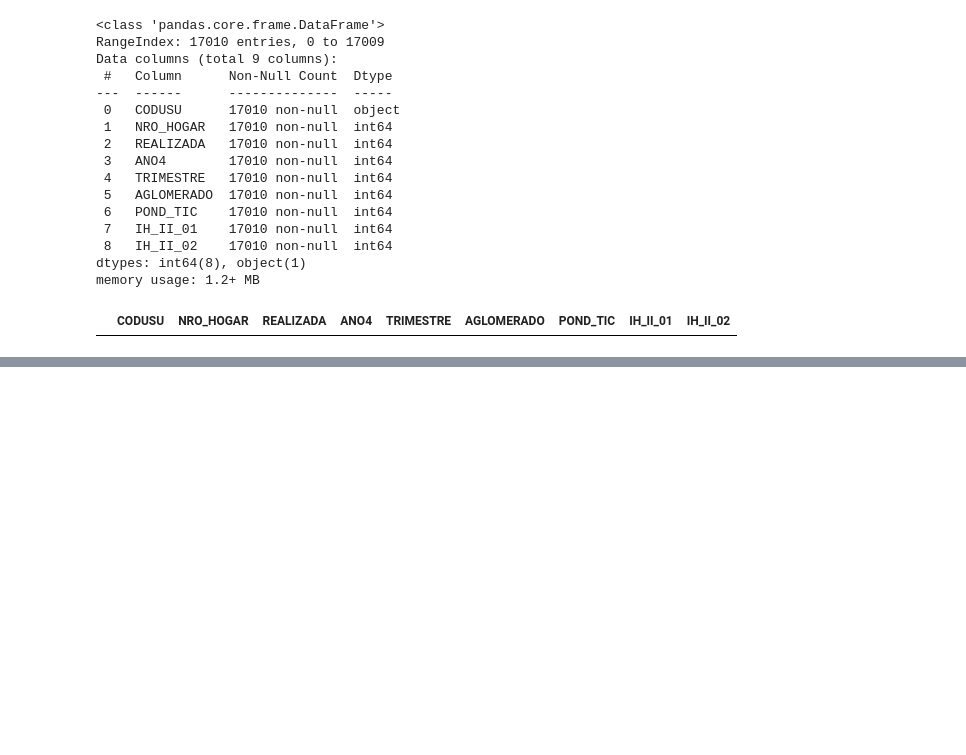
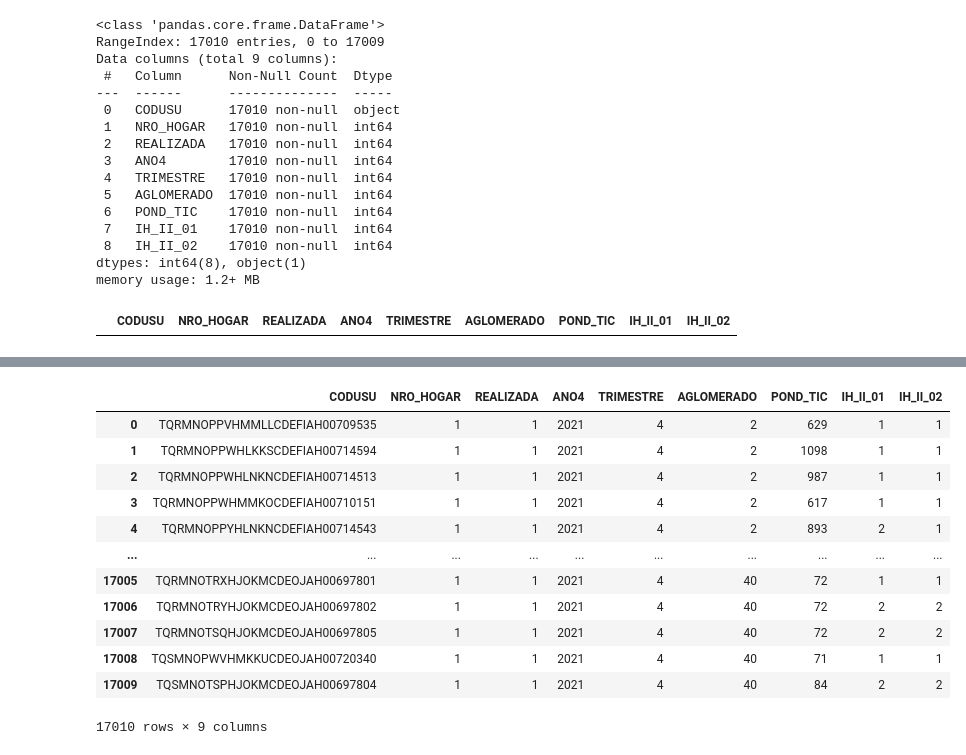
Before and after one commit to marcosbutti/Conectividad, a Jupyter notebook: Acceso a tecnologías.ipynb, the cells around one changed output, grey strips where cells are left out. Drawn from its saved outputs; the diff is of its cells as text; code cells hidden in the pictures; blank space fills up the shorter version.

```diff
--- a/Acceso a tecnologías.ipynb
+++ b/Acceso a tecnologías.ipynb
@@ -71,0 +72,11 @@ plt.show()
+# %%
+#Se modifican dos códigos por comidad en las gráficas
+def mapeo(num):
+    if num==91:
+        num=39   #Paso  Rawson-Trelew a código 39
+    if num==93:
+        num=40  #Viedma-Carmen de Patagones a código 40
+    else:
+        pass
+    return num
+datah['AGLOMERADO'].apply(mapeo)
@@ -71,0 +96,17 @@ plt.show()
+# %%
+datah['AGLOMERADO']=datah['AGLOMERADO'].apply(mapeo)
+datah
+# %% [output]
+|  | CODUSU | NRO_HOGAR | REALIZADA | ANO4 | TRIMESTRE | AGLOMERADO | POND_TIC | IH_II_01 | IH_II_02 |
+| 0 | TQRMNOPPVHMMLLCDEFIAH00709535 | 1 | 1 | 2021 | 4 | 2 | 629 | 1 | 1 |
+| 1 | TQRMNOPPWHLKKSCDEFIAH00714594 | 1 | 1 | 2021 | 4 | 2 | 1098 | 1 | 1 |
+| 2 | TQRMNOPPWHLNKNCDEFIAH00714513 | 1 | 1 | 2021 | 4 | 2 | 987 | 1 | 1 |
+| 3 | TQRMNOPPWHMMKOCDEFIAH00710151 | 1 | 1 | 2021 | 4 | 2 | 617 | 1 | 1 |
+| 4 | TQRMNOPPYHLNKNCDEFIAH00714543 | 1 | 1 | 2021 | 4 | 2 | 893 | 2 | 1 |
+| ... | ... | ... | ... | ... | ... | ... | ... | ... | ... |
+| 17005 | TQRMNOTRXHJOKMCDEOJAH00697801 | 1 | 1 | 2021 | 4 | 40 | 72 | 1 | 1 |
+| 17006 | TQRMNOTRYHJOKMCDEOJAH00697802 | 1 | 1 | 2021 | 4 | 40 | 72 | 2 | 2 |
+| 17007 | TQRMNOTSQHJOKMCDEOJAH00697805 | 1 | 1 | 2021 | 4 | 40 | 72 | 2 | 2 |
+| 17008 | TQSMNOPWVHMKKUCDEOJAH00720340 | 1 | 1 | 2021 | 4 | 40 | 71 | 1 | 1 |
+| 17009 | TQSMNOTSPHJOKMCDEOJAH00697804 | 1 | 1 | 2021 | 4 | 40 | 84 | 2 | 2 |
+17010 rows × 9 columns
```
Also changed, not shown: parts of 15 cells of this notebook.
